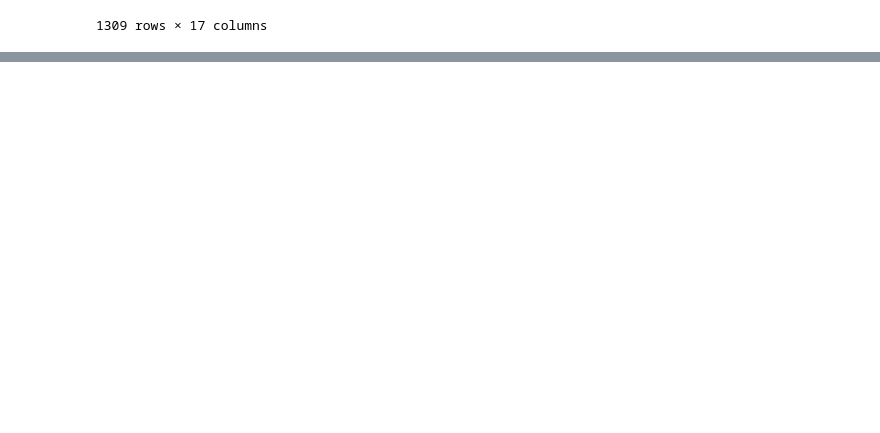
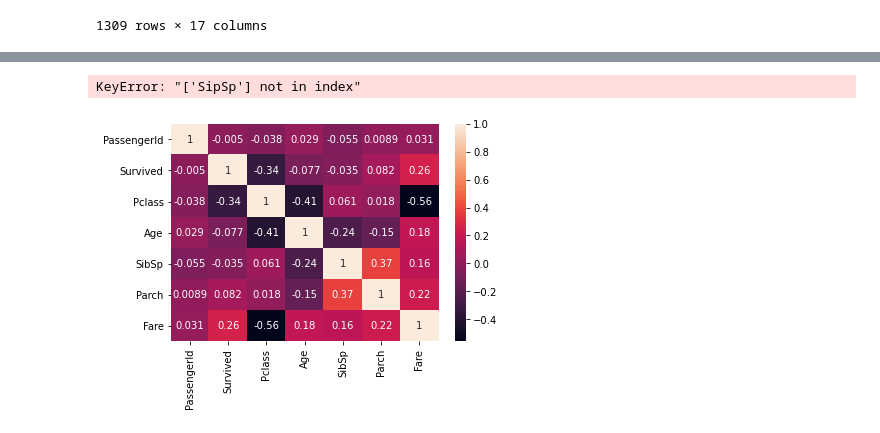
Before and after one commit to waldbear4/Python_2021, a Jupyter notebook: 20210609 MySQL and Python.ipynb, the cells around one changed output, grey strips where cells are left out. Saved outputs shown, nothing was run; the diff lists cells and outputs as text; code cells hidden in the pictures; blank space fills up the shorter version.

```diff
--- a/20210609 MySQL and Python.ipynb
+++ b/20210609 MySQL and Python.ipynb
@@ -203,6 +203,7 @@ df_titanic
 | 1308 | 1309 | NaN | 3 | Peter, Master. Michael J | male | NaN | 1 | 1 | 2668 | 22.3583 | ... |
 1309 rows × 17 columns
 # %%
+df_tita_2 = df_titanic
 df_c = df_tita_2.corr()
 df_c
 # %% [output]
@@ -210,9 +218,15 @@ NameError: name 'df_tita_2' is not defined
+# %%
+df_tita_2 = df_titanic[["PassengerId", "Survived", "Pclass", "Sex", "Age", "SipSp", "Parch", "Fare"]]
+# %% [output]
+KeyError: "['SipSp'] not in index"
 # %%
 import matplotlib.pyplot as plt
 import seaborn as sn
 # %%
-sn.heatmap(df_c, annot=TRUE)
+sn.heatmap(df_c, annot=True)
 plt.show()
+# %% [output]
+[figure, added]
 # %%
 sn.heatmap(df_c)
 plt.show()
```
Also changed, not shown: parts of 2 cells of this notebook.
